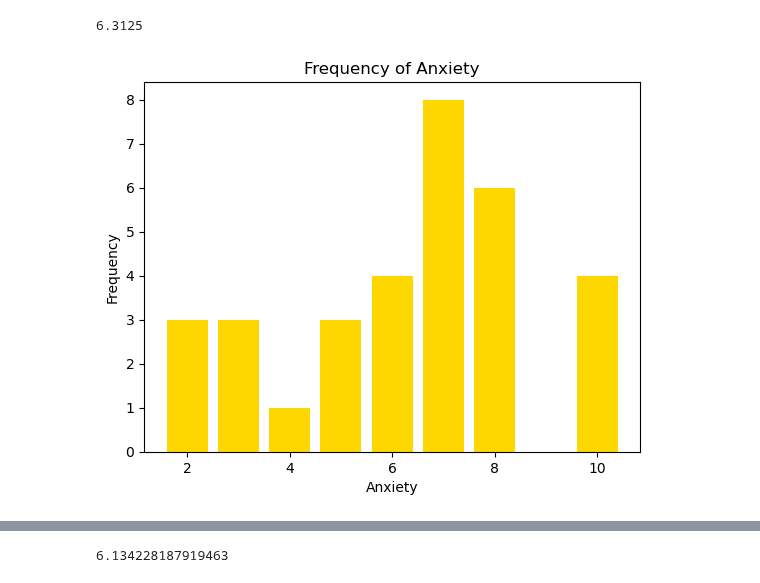
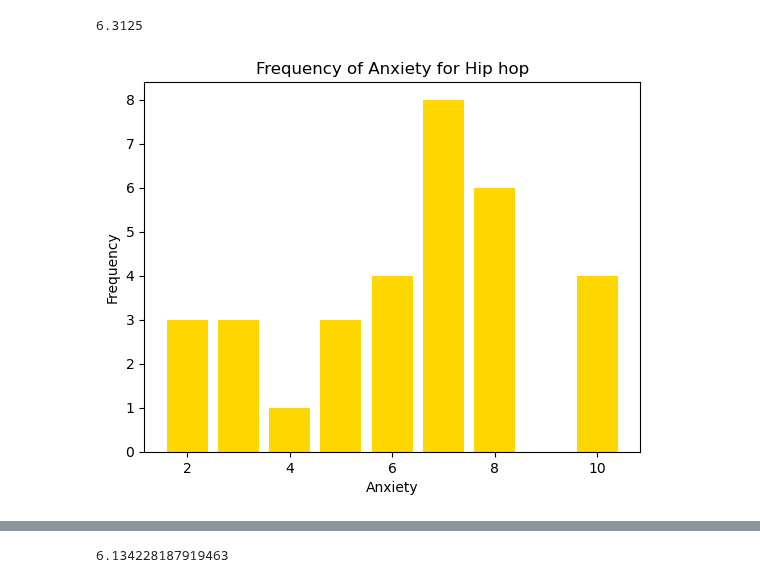
Before and after one commit to jdanielle12/project1, a Jupyter notebook: music_and_mental_health.ipynb, the cells around one changed output, grey strips where cells are left out. Cells and saved outputs as stored; diff of their text form; code cells hidden in the pictures.

```diff
--- a/music_and_mental_health.ipynb
+++ b/music_and_mental_health.ipynb
@@ -127,14 +127,14 @@ print(average_anxiety)
 # %%
 # View graphs on the distribution of the sample data
 # Anxiety
 anxiety_dist = df_hiphop['Anxiety']
 freq_anx_counts = anxiety_dist.value_counts()
 plt.bar(freq_anx_counts.index, freq_anx_counts.values, color="gold")
 plt.xlabel('Anxiety')
 plt.ylabel('Frequency')
-plt.title('Frequency of Anxiety')
+plt.title('Frequency of Anxiety for Hip hop')
 plt.show()
 # %% [output]
-[figure, old version]
+[figure, new version]
 # %%
 # Create a scatterplot to chart the correlation between anxiety and bpm
```
Also changed, not shown: parts of 11 cells of this notebook, 15 other files.
